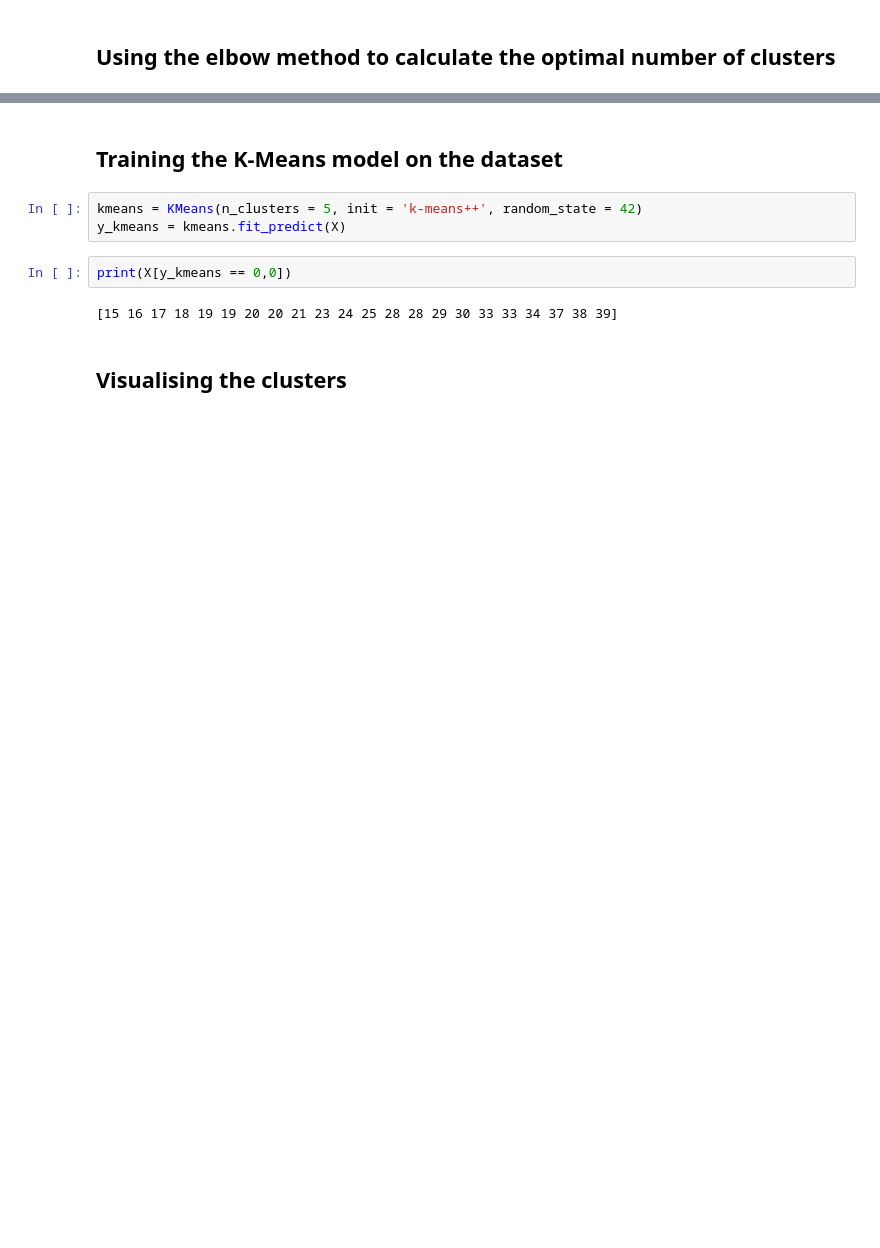
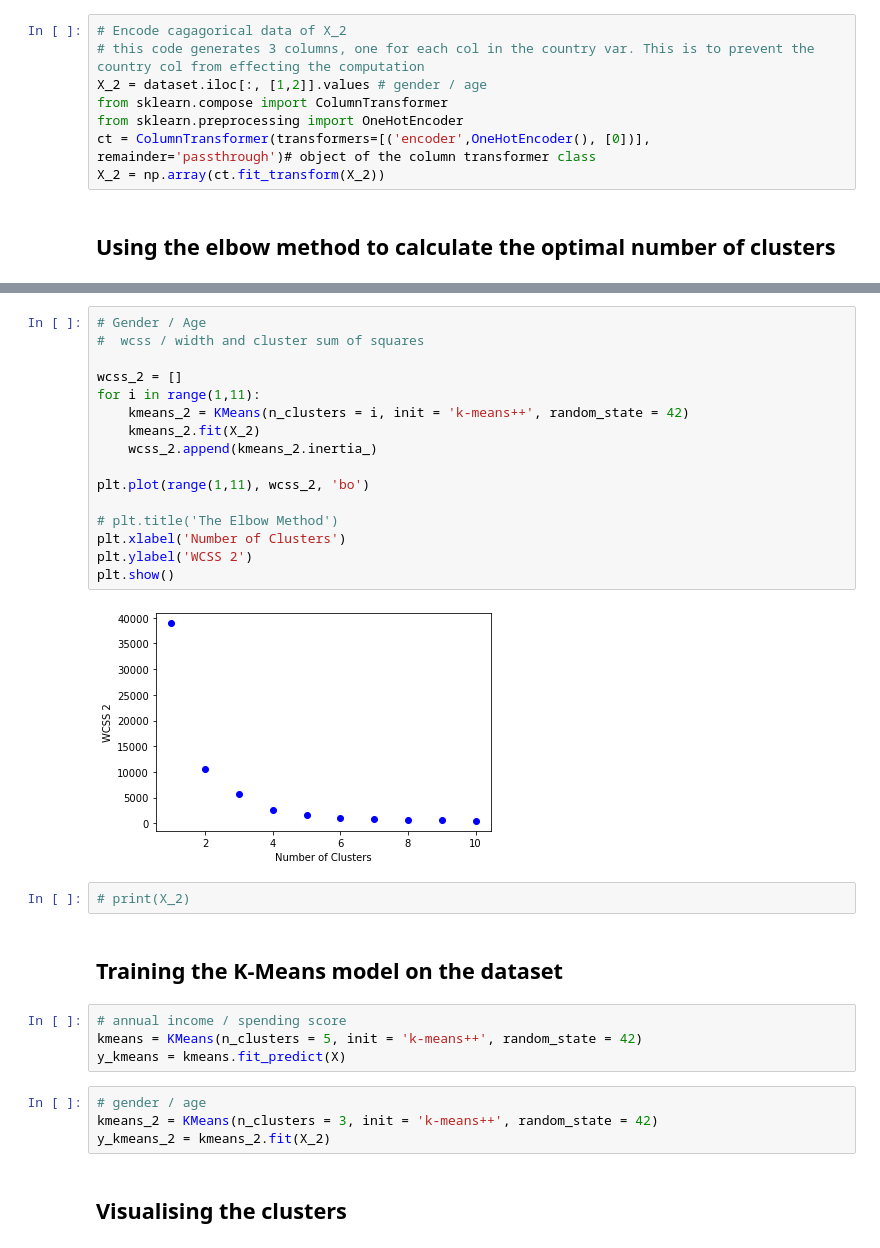
Before and after one commit to Nefari0/Learning-Machine-Learning, a Jupyter notebook: Clustering/K_Means_Clustering/k_means_clustering.ipynb, the cells around one changed output, grey strips where cells are left out. Saved outputs shown, nothing was run; the diff lists cells and outputs as text; blank space fills up the shorter version.

Commit message:
Tinkering with different elemnents of the dataset and encoding catagorical data

```diff
--- a/Clustering/K_Means_Clustering/k_means_clustering.ipynb
+++ b/Clustering/K_Means_Clustering/k_means_clustering.ipynb
@@ -52,3 +37,11 @@ Name: Spending Score (1-100), Length: 200, dtype: int64
+# %%
+# Encode cagagorical data of X_2
+# this code generates 3 columns, one for each col in the country var. This is to prevent the country col from effecting the computation
+X_2 = dataset.iloc[:, [1,2]].values # gender / age
+from sklearn.compose import ColumnTransformer
+from sklearn.preprocessing import OneHotEncoder
+ct = ColumnTransformer(transformers=[('encoder',OneHotEncoder(), [0])], remainder='passthrough')# object of the column transformer class
+X_2 = np.array(ct.fit_transform(X_2))
 # %% [markdown]
 ## Using the elbow method to calculate the optimal number of clusters
 # %%
@@ -74,13 +66,34 @@ No handles with labels found to put in legend.
 [figure]
+# %%
+# Gender / Age
+#  wcss / width and cluster sum of squares
+
+wcss_2 = []
+for i in range(1,11):
+    kmeans_2 = KMeans(n_clusters = i, init = 'k-means++', random_state = 42)
+    kmeans_2.fit(X_2)
+    wcss_2.append(kmeans_2.inertia_)
+
+plt.plot(range(1,11), wcss_2, 'bo')
+
+# plt.title('The Elbow Method')
+plt.xlabel('Number of Clusters')
+plt.ylabel('WCSS 2')
+plt.show()
+# %% [output]
+[figure, added]
+# %%
+# print(X_2)
 # %% [markdown]
 ## Training the K-Means model on the dataset
 # %%
+# annual income / spending score
 kmeans = KMeans(n_clusters = 5, init = 'k-means++', random_state = 42)
 y_kmeans = kmeans.fit_predict(X)
-# %%
-print(X[y_kmeans == 0,0])
-# %% [output]
-[15 16 17 18 19 19 20 20 21 23 24 25 28 28 29 30 33 33 34 37 38 39]
+# %%
+# gender / age
+kmeans_2 = KMeans(n_clusters = 3, init = 'k-means++', random_state = 42)
+y_kmeans_2 = kmeans_2.fit(X_2)
 # %% [markdown]
 ## Visualising the clusters
 # %%
```
Also changed, not shown: parts of 8 cells of this notebook.
